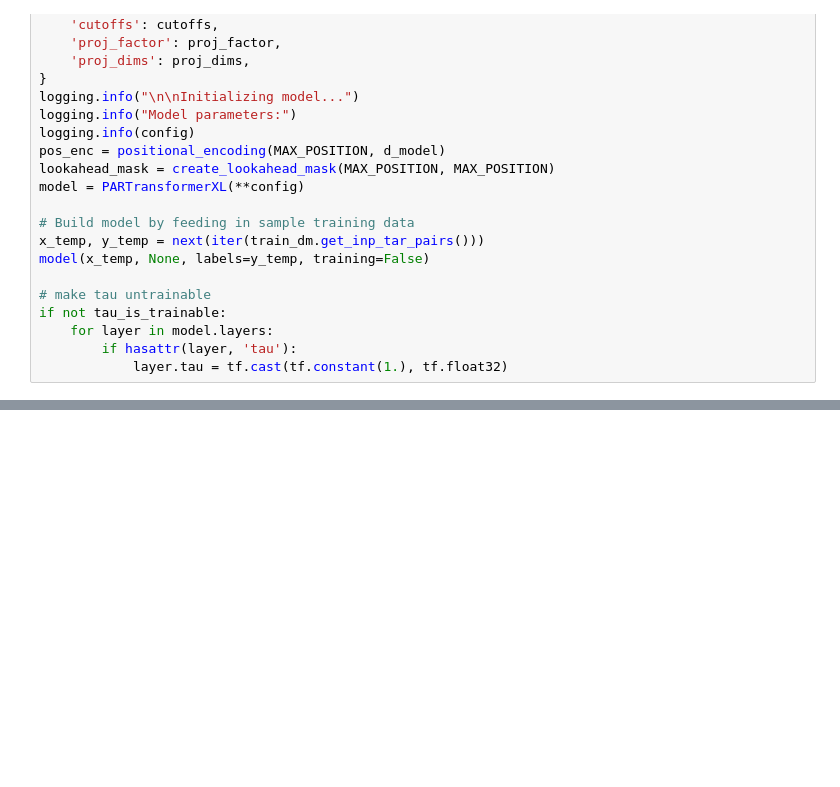
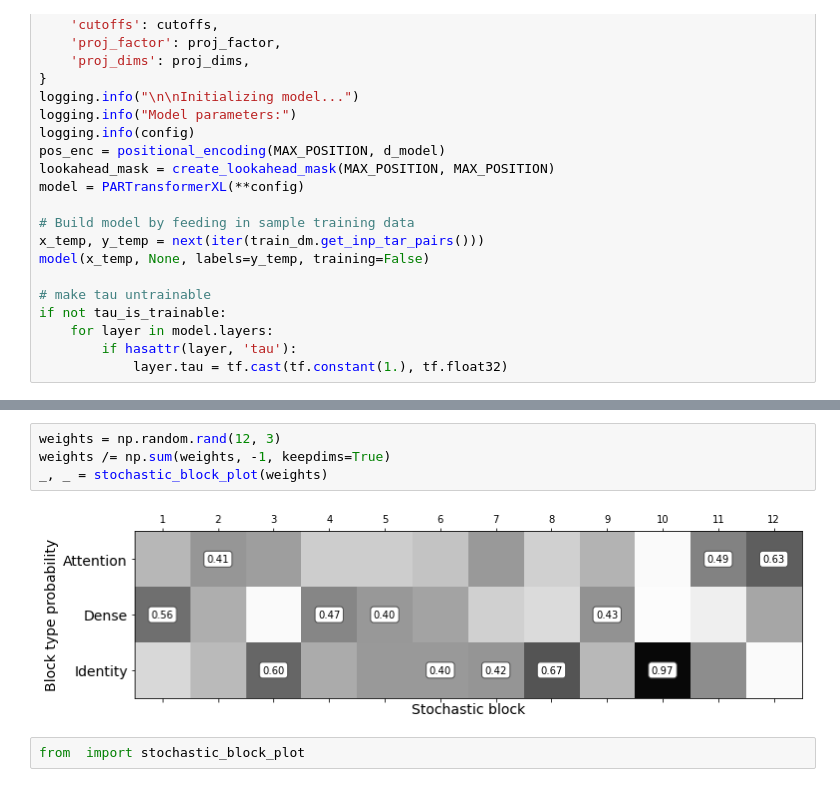
Before and after one commit to Jmkernes/PAR-Transformer-XL, a Jupyter notebook: colab_trainer.ipynb, the cells around one changed output, grey strips where cells are left out. Drawn from its saved outputs; the diff is of its cells as text; blank space fills up the shorter version.

Commit message:
Fixed utils stochastic block plotter to make it easier to read

```diff
--- a/colab_trainer.ipynb
+++ b/colab_trainer.ipynb
@@ -799,0 +334,8 @@ for i in range(100):
+# %%
+weights = np.random.rand(12, 3)
+weights /= np.sum(weights, -1, keepdims=True)
+_, _ = stochastic_block_plot(weights)
+# %% [output]
+[figure, added]
+# %%
+from  import stochastic_block_plot
```
Also changed, not shown: parts of 59 cells of this notebook, 1 other file.
